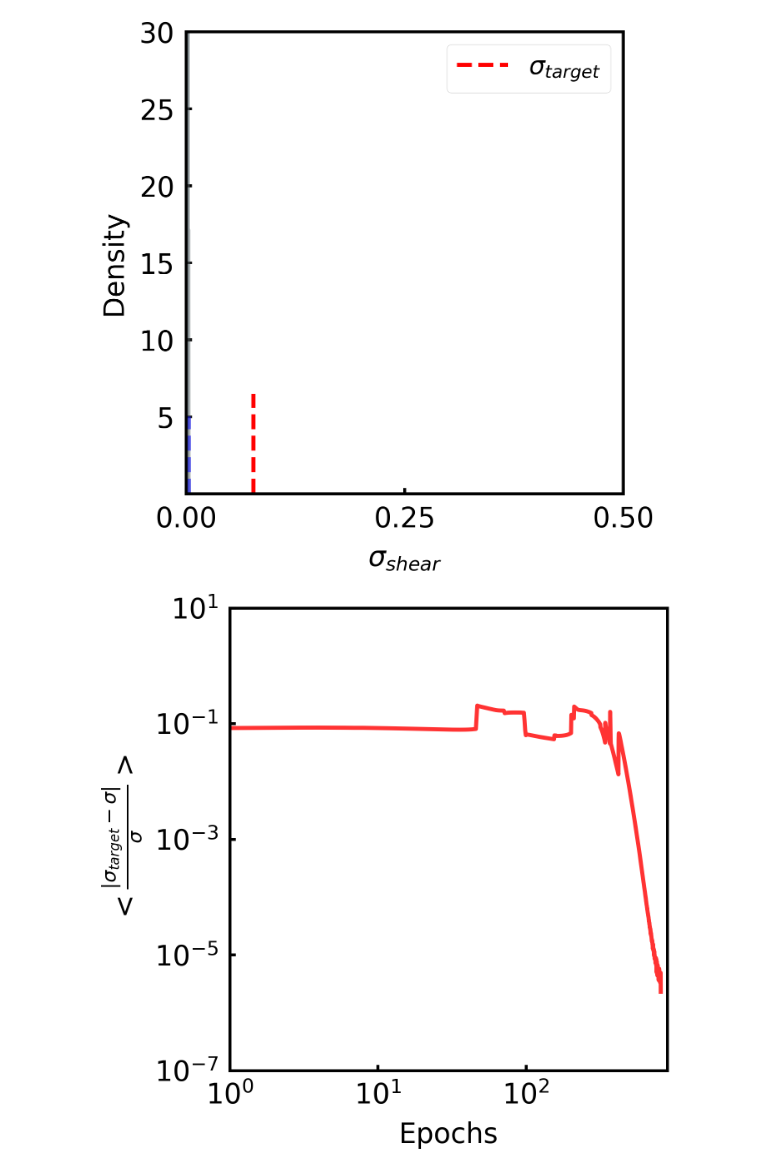
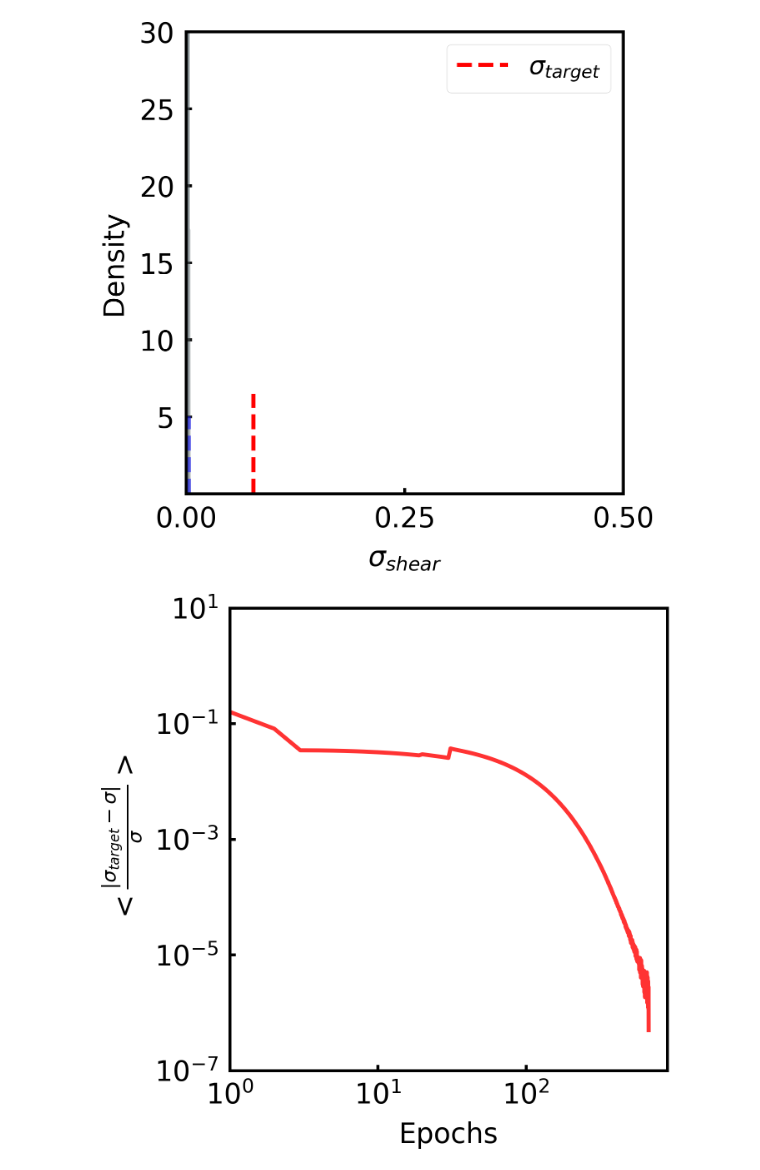
Before and after one commit to ZhangTao-SJTU/tvm, a Jupyter notebook: plot.ipynb, the cells around one changed output. Drawn from its saved outputs; the diff is of its cells as text; code cells hidden in the pictures.

```diff
--- a/plot.ipynb
+++ b/plot.ipynb
@@ -389,7 +389,7 @@ import pandas as pd
 import os
 import matplotlib.pyplot as plt
 
-dir = "test_2_cells/"
+dir = "data/1_cell_decrease/"
 os.makedirs(dir+"graphs/", exist_ok=True)
 write_average_error(dir)
 
@@ -415,7 +415,7 @@ errors = np.loadtxt(input_file)
 epochs = [i for i in range(len(errors))]
 plotter.plot_xy(epochs,errors, label= "Error", color= "red",alpha = 0.8)
 plotter.save_fig("{}graphs/error.jpg".format(dir))
-# plotter.plot_xy_errorbar([i for i in range(len(costs))],costs, err, label = r"$\sigma_{trained}<\sigma_{initial}$", color= "red",alpha = 0.8)
+plotter.plot_xy_errorbar([i for i in range(len(costs))],costs, err, label = r"$\sigma_{trained}<\sigma_{initial}$", color= "red",alpha = 0.8)
 
 # overlaps = np.loadtxt(dir+ "overlaps.txt")
 # plotter.ax2 = plotter.ax.twinx()
@@ -423,34 +423,34 @@ plotter.save_fig("{}graphs/error.jpg".format(dir))
 # # plotter.ax2.set_xlim(0.5,1)
 # plotter.ax2.plot(epochs, overlaps, color="blue",alpha =0.6, label = "Overlap")
 # plotter.ax2.set_ylabel( r"$Q$")
 # plotter.ax.legend(loc = "upper right")
 # plotter.ax2.legend(loc = "upper right")
 
 # plotter.save_fig(dir+"graphs/error.jpg")
 
 # df = pd.read_csv("../tvm-fire/sp_5_cell_increase/costs.csv")
 # costs = df["mean"].to_numpy()
 # err = df["sem"].to_numpy()
 # plotter.plot_xy_errorbar([i for i in range(len(costs))],costs, err, label = r"$\sigma_{trained}>\sigma_{initial}$", color= "blue",alpha = 0.8)
 
 # df = pd.read_csv("../tvm-fire/mp_2_cells/patternA_costs.csv")
 # costs = df["mean"].to_numpy()
 # err = df["sem"].to_numpy()
 # plotter.plot_xy_errorbar([i for i in range(len(costs))],costs, err, label = "Pattern A", color= "red",alpha = 0.6)
 
 # df = pd.read_csv("../tvm-fire/mp_2_cells/patternB_costs.csv")
 # costs = df["mean"].to_numpy()
 # err = df["sem"].to_numpy()
 # plotter.plot_xy_errorbar([i for i in range(len(costs))],costs, err, label = "Pattern B", color= "blue",alpha = 0.6)
 
 # df = pd.read_csv("../tvm-fire/mp_2_cells/distances.csv")
 # costs = df["mean"].to_numpy()
 # err = df["sem"].to_numpy()
 # plotter.plot_xy_errorbar([i for i in range(len(costs))],costs, err, label = "_Pattern A", color= "black",alpha = 0.6)
 
 # plotter.save_fig("/Users/shabeebameen/Projects/tvm-fire/mp_2_cells_distances.jpg")
 # %% [output]
-[figure, old version]
+[figure, new version]
 # %%
 from toolbox import manuscriptPlots
 from scripts.data_processing import write_average_error
```
Also changed, not shown: parts of 4 cells of this notebook, 6 other files.
